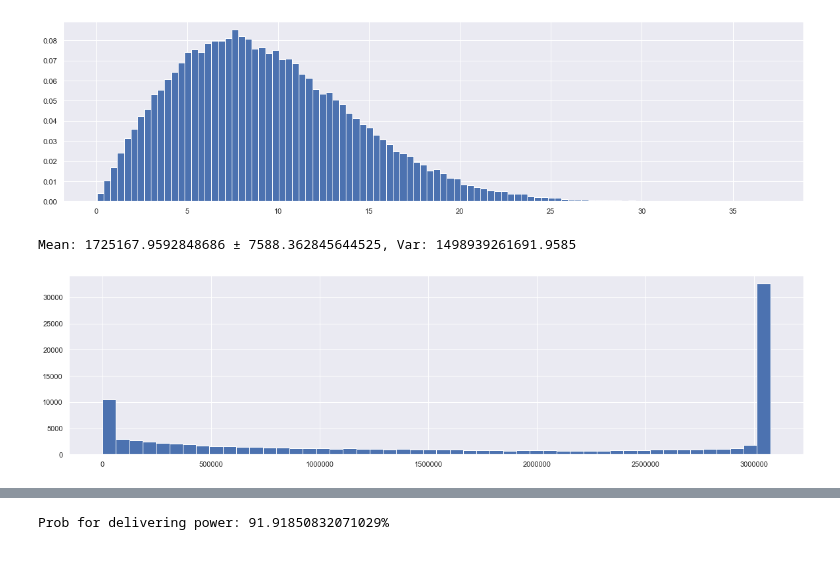
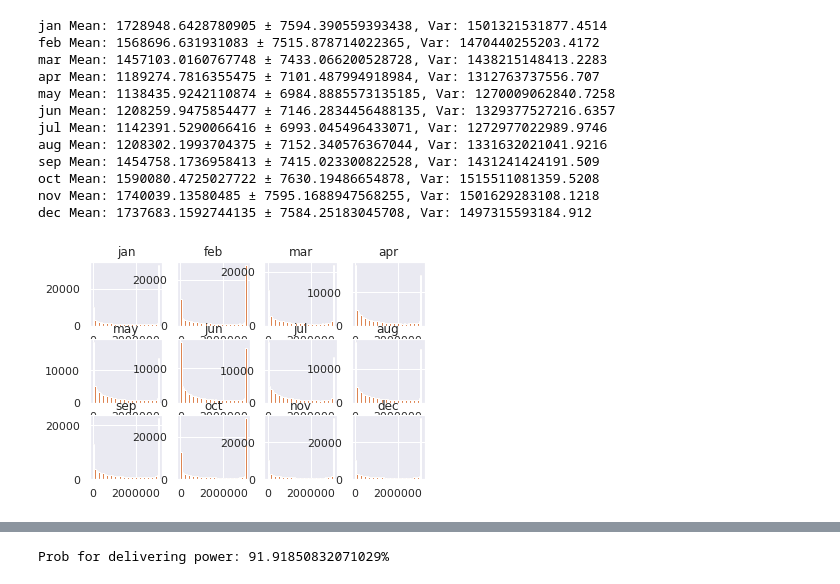
Before and after one commit to sleipner42/LP32020, a Jupyter notebook: monte-carlo/HA 1/Lab 1 Jupyter Notebook.ipynb, the cells around one changed output, grey strips where cells are left out. Cells and saved outputs as stored; diff of their text form; code cells hidden in the pictures.

```diff
--- a/monte-carlo/HA 1/Lab 1 Jupyter Notebook.ipynb
+++ b/monte-carlo/HA 1/Lab 1 Jupyter Notebook.ipynb
@@ -6,13 +6,17 @@ from scipy.stats import weibull_min, invweibull, uniform, norm
 from scipy.interpolate import interp1d
 
 import matplotlib.pyplot as plt
+from mpl_toolkits import mplot3d
 
 from pylab import rcParams
 
 import seaborn as sns
+
+import helpers
+
 sns.set()
 
-rcParams['figure.figsize'] = 20,5
+rcParams['figure.figsize'] = 30,30
 
 # Create the P function from matlab
 data = np.loadtxt("powermat.csv", delimiter=",")
@@ -21,4 +25,9 @@ P = interp1d(x,data, fill_value="extrapolate")
 
 # Creating lambda function allowing faster calculations
 calculate_power = lambda x: P(x)
-_ = plt.plot(x,P(x))
+#_ = plt.plot(x,P(x))
+
+n = 100000
+
+hlp = helpers.helper_methods(n)
+hlp.init_winds()
@@ -27,45 +34,38 @@ _ = plt.plot(x,P(x))
-# %%
-# Setting the parameters, this is for january
-param = {
-    "jan" : [10.6, 2.0],
-    "feb" : [9.7, 2.0],
-    "mar" : [9.2, 2.0],
-    "apr" : [8.0, 1.9],
-    "may" : [7.8, 1.9],
-    "jun" : [8.1, 1.9],
-    "jul" : [7.8, 1.9],
-    "aug" : [8.1, 1.9],
-    "sep" : [9.1, 2.0],
-    "oct" : [9.9, 1.9],
-    "nov" : [10.6, 2.0],
-    "dec" : [10.6, 2.0]
-}
-[lam, k] = param["jan"]
-n = 10**5
-
-# Creating the wind distribution for a month
-wind_distribution =  weibull_min(k,loc=0, scale=lam)
-
-# Generate wind
-wind = wind_distribution.rvs(size=n)
-_ = plt.hist(wind, bins=100, density=True)
-# %% [output]
-[figure, removed]
 # %%
 # A) Expected amount of power
+i = 1
 
-# Calculated power from the generated wind
-power = P(wind)
-hist = plt.hist(power, bins=50)
+for key, wind in hlp.winds.items():
 
-# Calculating mean, variance and the confidence interval for the mean
-mean = np.mean(power)
-var = np.var(power)
-confidence_interval = 1.96*np.sqrt(var/n)
+    # Plotting
+    plt.subplot(3,4,i)
+    i+=1
+    plt.hist(wind["wind"], bins=100, density=True)
+    plt.gca().set_title(key)
 
-print(f'Mean: {mean} ± {confidence_interval}, Var: {var}')
+    # Calculated power from the generated wind
+    power = P(wind["wind"])
+    hist = plt.hist(power, bins=50)
+
+    # Calculating mean, variance and the confidence interval for the mean
+    mean = np.mean(power)
+    var = np.var(power)
+    confidence_interval = 1.96*np.sqrt(var/n)
+
+    print(f'{key} Mean: {mean} ± {confidence_interval}, Var: {var}')
 # %% [output]
-Mean: 1725167.9592848686 ± 7588.362845644525, Var: 1498939261691.9585
+jan Mean: 1728948.6428780905 ± 7594.390559393438, Var: 1501321531877.4514
+feb Mean: 1568696.631931083 ± 7515.878714022365, Var: 1470440255203.4172
+mar Mean: 1457103.0160767748 ± 7433.066200528728, Var: 1438215148413.2283
+apr Mean: 1189274.7816355475 ± 7101.487994918984, Var: 1312763737556.707
+may Mean: 1138435.9242110874 ± 6984.8885573135185, Var: 1270009062840.7258
+jun Mean: 1208259.9475854477 ± 7146.2834456488135, Var: 1329377527216.6357
+jul Mean: 1142391.5290066416 ± 6993.045496433071, Var: 1272977022989.9746
+aug Mean: 1208302.1993704375 ± 7152.340576367044, Var: 1331632021041.9216
+sep Mean: 1454758.1736958413 ± 7415.023300822528, Var: 1431241424191.509
+oct Mean: 1590080.4725027722 ± 7630.19486654878, Var: 1515511081359.5208
+nov Mean: 1740039.13580485 ± 7595.1688947568255, Var: 1501629283108.1218
+dec Mean: 1737683.1592744135 ± 7584.25183045708, Var: 1497315593184.912
-[figure, old version]
+[figure, new version]
 # %%
 # A) Expected amount of power, truncated version
```
Also changed, not shown: parts of 9 cells of this notebook, 1 other file.
